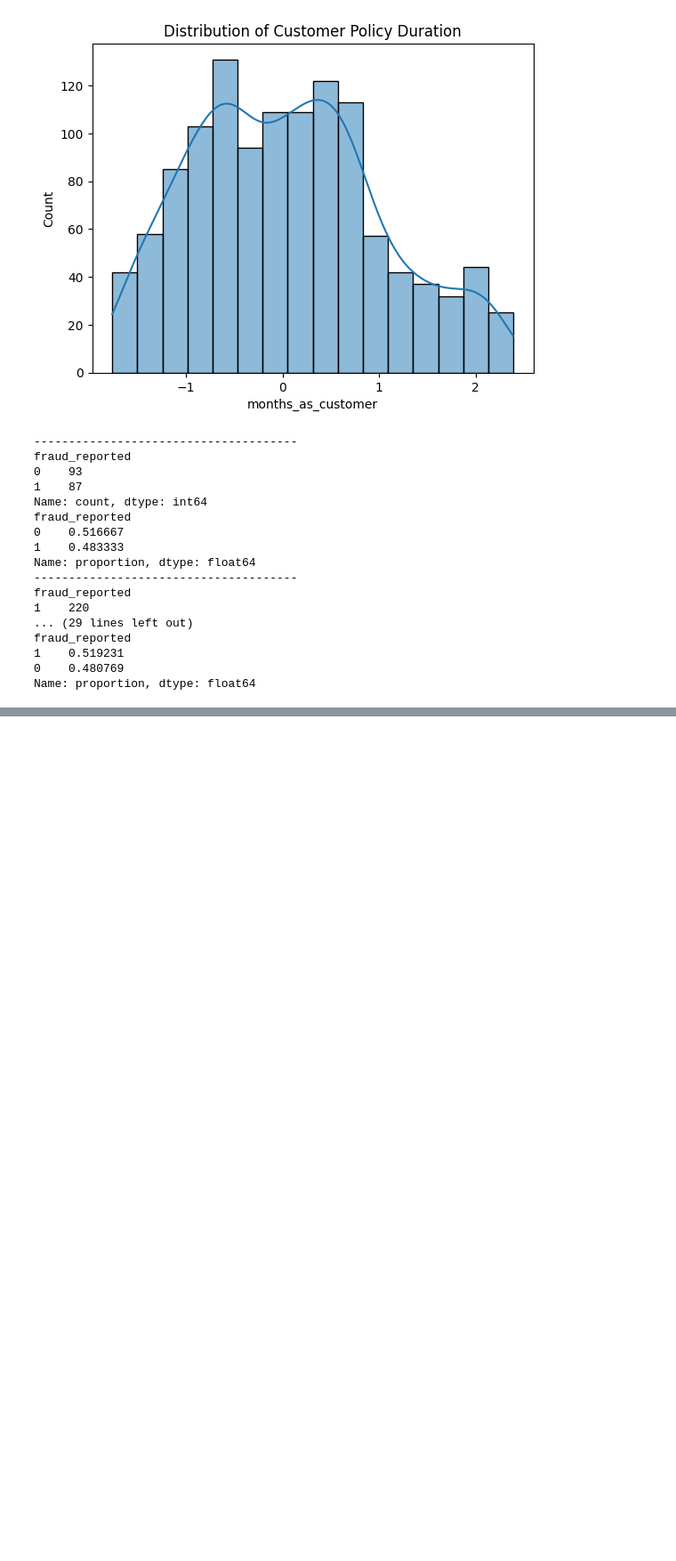
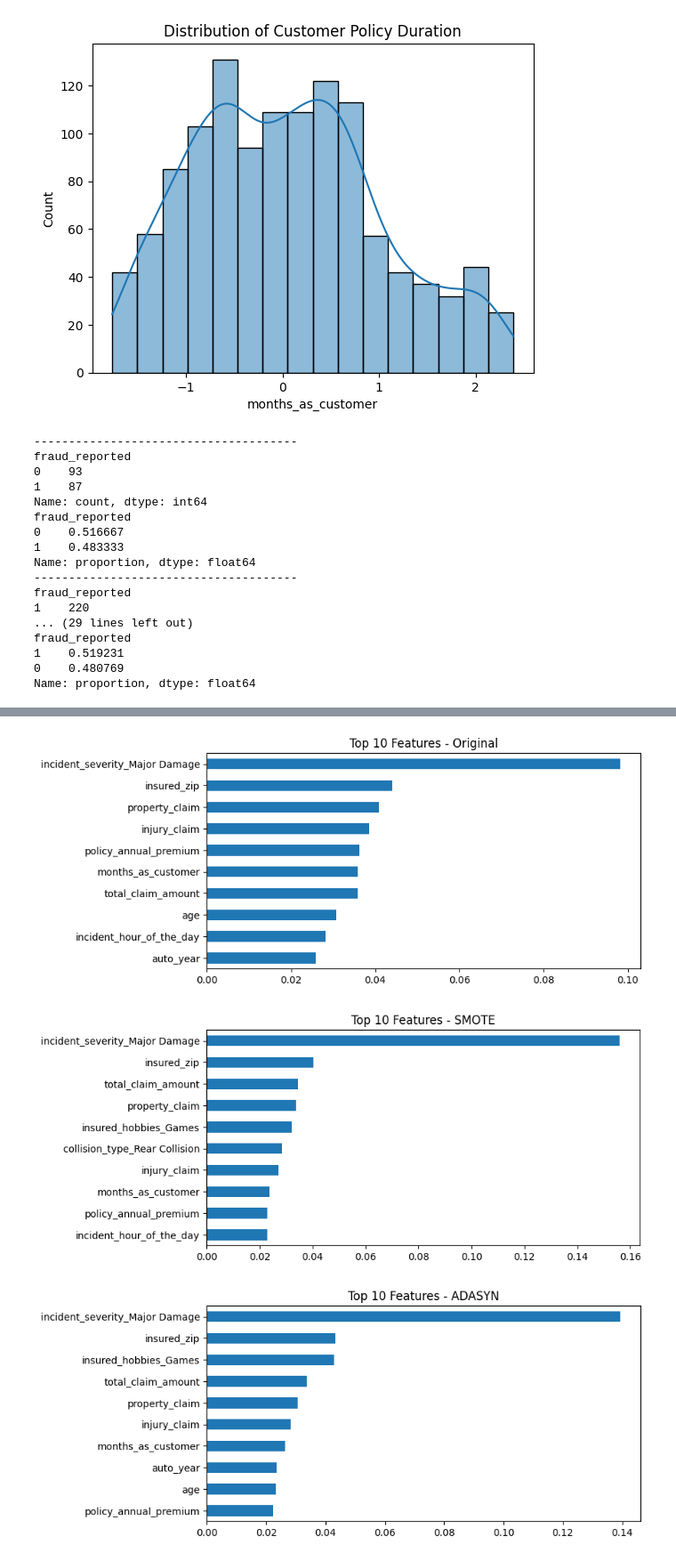
Before and after one commit to dths8/DSA4263_Vehicle-Insurance-Fraud-Detection, a Jupyter notebook: data/data_preprocessing.ipynb, the cells around one changed output, grey strips where cells are left out. Shown at 89% size. Saved outputs shown, nothing was run; the diff lists cells and outputs as text; code cells hidden in the pictures; blank space fills up the shorter version.

```diff
--- a/data/data_preprocessing.ipynb
+++ b/data/data_preprocessing.ipynb
@@ -819,0 +894,11 @@ Name: proportion, dtype: float64
+# %%
+# Calculate class weights for Original Dataset
+class_weights_original = compute_class_weight('balanced', classes=np.unique(y_train), y=y_train)
+class_weight_dict_original = dict(zip(np.unique(y_train), class_weights_original))
+
+# Calculate class weights for Oversample Dataset (60-40)
+class_weights_6040 = compute_class_weight('balanced', classes=np.unique(y_train_oversampled_ratio), y=y_train_oversampled_ratio)
+class_weight_dict_6040 = dict(zip(np.unique(y_train_oversampled_ratio), class_weights_6040))
+
+print("Class weights (Original):", class_weight_dict_original)
+print("Class weights (60-40):", class_weight_dict_6040)
@@ -819,0 +956,23 @@ Name: proportion, dtype: float64
+# %%
+# Feature Importance using RandomForest
+feature_names = x_train.columns
+feature_importances = {}
+
+for name, (X_train_i, y_train_i, X_test_i, y_test_i, cw) in models.items():
+    print(f"\nTraining model: {name}")
+
+    if cw is not None:
+        model = RandomForestClassifier(class_weight=cw, random_state=4263)
+    else:
+        model = RandomForestClassifier(random_state=4263)
+
+    model.fit(X_train_i, y_train_i)
+
+    # Get feature importance
+    importances = pd.Series(model.feature_importances_, index=feature_names).sort_values(ascending=False)
+    feature_importances[name] = importances
+
+# --- Display top 10 features for each ---
+for name, importances in feature_importances.items():
+    print(f"\nTop 10 important features ({name}):")
+    print(importances.head(10))
@@ -819,0 +997,13 @@ Name: proportion, dtype: float64
+# %%
+import matplotlib.pyplot as plt
+
+top_n = 10
+for name, importances in feature_importances.items():
+    plt.figure(figsize=(8,4))
+    importances.head(top_n).plot(kind='barh', title=f"Top {top_n} Features - {name}")
+    plt.gca().invert_yaxis()
+    plt.show()
+# %% [output]
+[figure, added]
+[figure, added]
+[figure, added]
```
Also changed, not shown: parts of 13 cells of this notebook, 1 other file.
